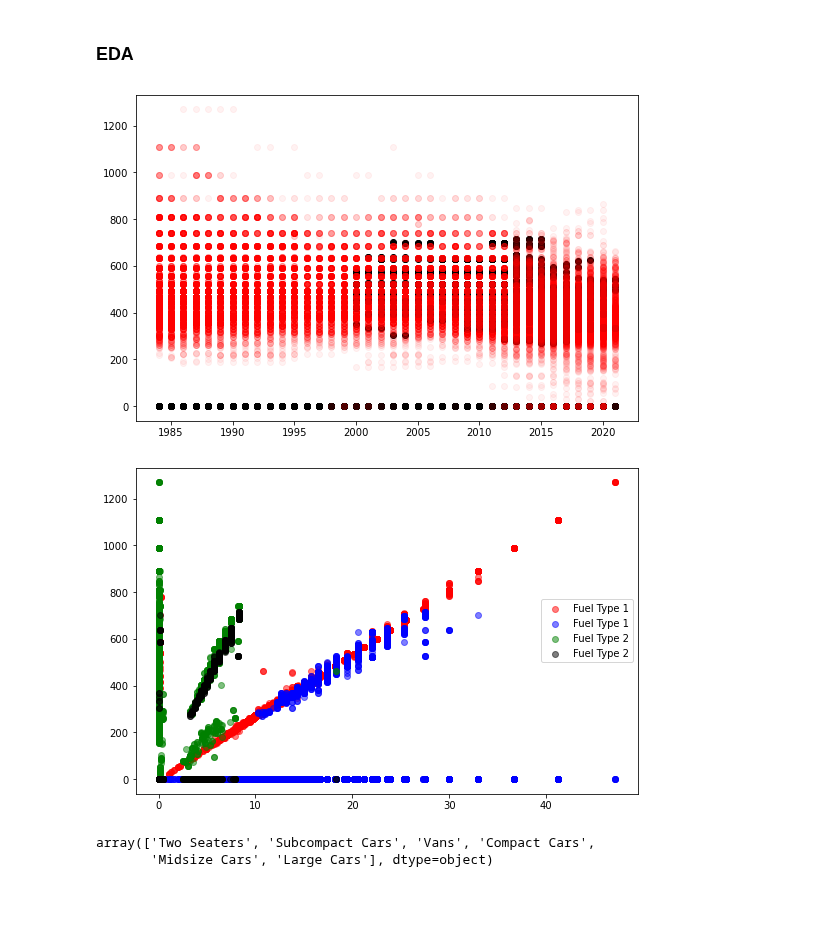
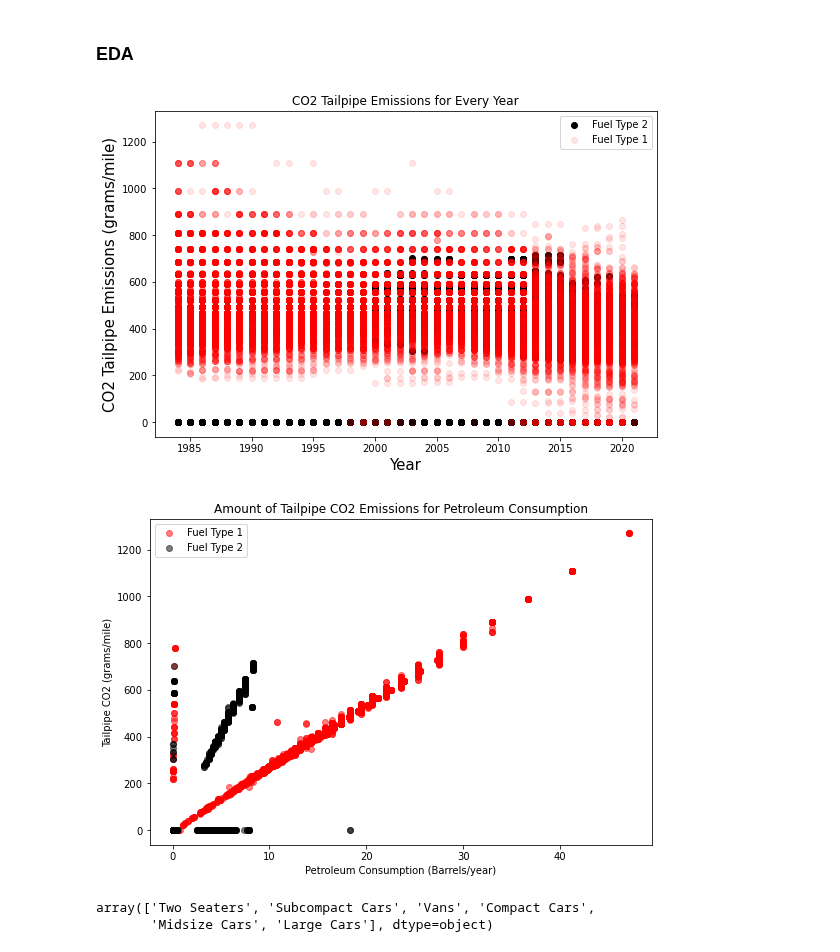
Before and after one commit to vincent-lao/carbon-footprint, a Jupyter notebook: code/eda/vehicle_data_cleaned_eda.ipynb, the cells around one changed output. Cells and saved outputs as stored; diff of their text form; code cells hidden in the pictures; blank space fills up the shorter version.

```diff
--- a/code/eda/vehicle_data_cleaned_eda.ipynb
+++ b/code/eda/vehicle_data_cleaned_eda.ipynb
@@ -191,23 +191,30 @@ Index(['barrels08', 'barrelsA08', 'charge240', 'city08', 'city08U', 'cityA08',
 # %%
 fig = plt.figure(figsize=(9, 6))
 
-plt.scatter(final_clean['year'],final_clean['co2TailpipeAGpm'], c = '0', alpha = 1)
-plt.scatter(final_clean['year'],final_clean['co2TailpipeGpm'], c = 'r', alpha = 0.05)
+plt.scatter(final_clean['year'],final_clean['co2TailpipeAGpm'], c = '0', alpha = 1, label = 'Fuel Type 2')
+plt.scatter(final_clean['year'],final_clean['co2TailpipeGpm'], c = 'r', alpha = 0.1, label = 'Fuel Type 1')
+plt.xlabel('Year', fontsize = 15)
+plt.ylabel('CO2 Tailpipe Emissions (grams/mile)', fontsize = 15)
+plt.title('CO2 Tailpipe Emissions for Every Year')
+plt.legend()
 plt.show()
 # %% [output]
-[figure, old version]
+[figure, new version]
 # %%
 fig = plt.figure(figsize=(9, 6))
 
 plt.scatter(final_clean['barrels08'],final_clean['co2TailpipeGpm'], c = 'r', alpha = 0.5, label = 'Fuel Type 1')
-plt.scatter(final_clean['barrels08'],final_clean['co2TailpipeAGpm'], c = 'b', alpha = 0.5, label = 'Fuel Type 1')
+#plt.scatter(final_clean['barrels08'],final_clean['co2TailpipeAGpm'], c = 'b', alpha = 0.5, label = 'Fuel Type 1')
 
-plt.scatter(final_clean['barrelsA08'],final_clean['co2TailpipeGpm'], c = 'g', alpha = 0.5, label = 'Fuel Type 2')
+#plt.scatter(final_clean['barrelsA08'],final_clean['co2TailpipeGpm'], c = 'g', alpha = 0.5, label = 'Fuel Type 2')
 plt.scatter(final_clean['barrelsA08'],final_clean['co2TailpipeAGpm'], c = 'black', alpha = 0.5, label = 'Fuel Type 2')
+plt.xlabel('Petroleum Consumption (Barrels/year)')
+plt.ylabel('Tailpipe CO2 (grams/mile)')
+plt.title('Amount of Tailpipe CO2 Emissions for Petroleum Consumption')
 plt.legend()
 plt.show()
 # %% [output]
-[figure, old version]
+[figure, new version]
 # %%
 side = final_clean[(final_clean['VClass'] =='Two Seaters') | (final_clean['VClass'] =='Subcompact Cars') | (final_clean['VClass'] =='Vans') | (final_clean['VClass'] =='Compact Cars') | (final_clean['VClass'] =='Midsize Cars') | (final_clean['VClass'] =='Large Cars')]
 side['VClass'].unique()
```
Also changed, not shown: parts of 2 cells of this notebook, 4 other files.
